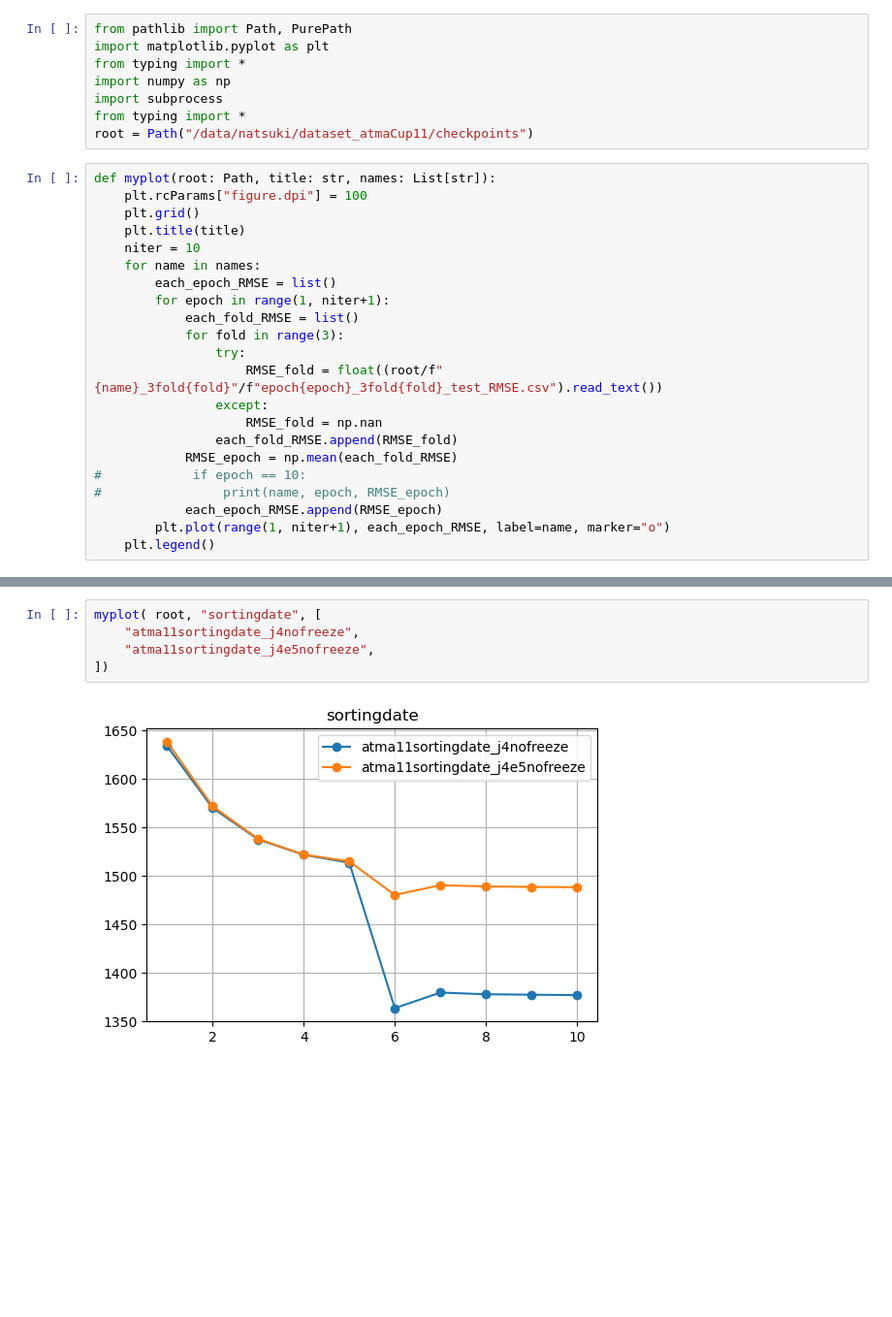
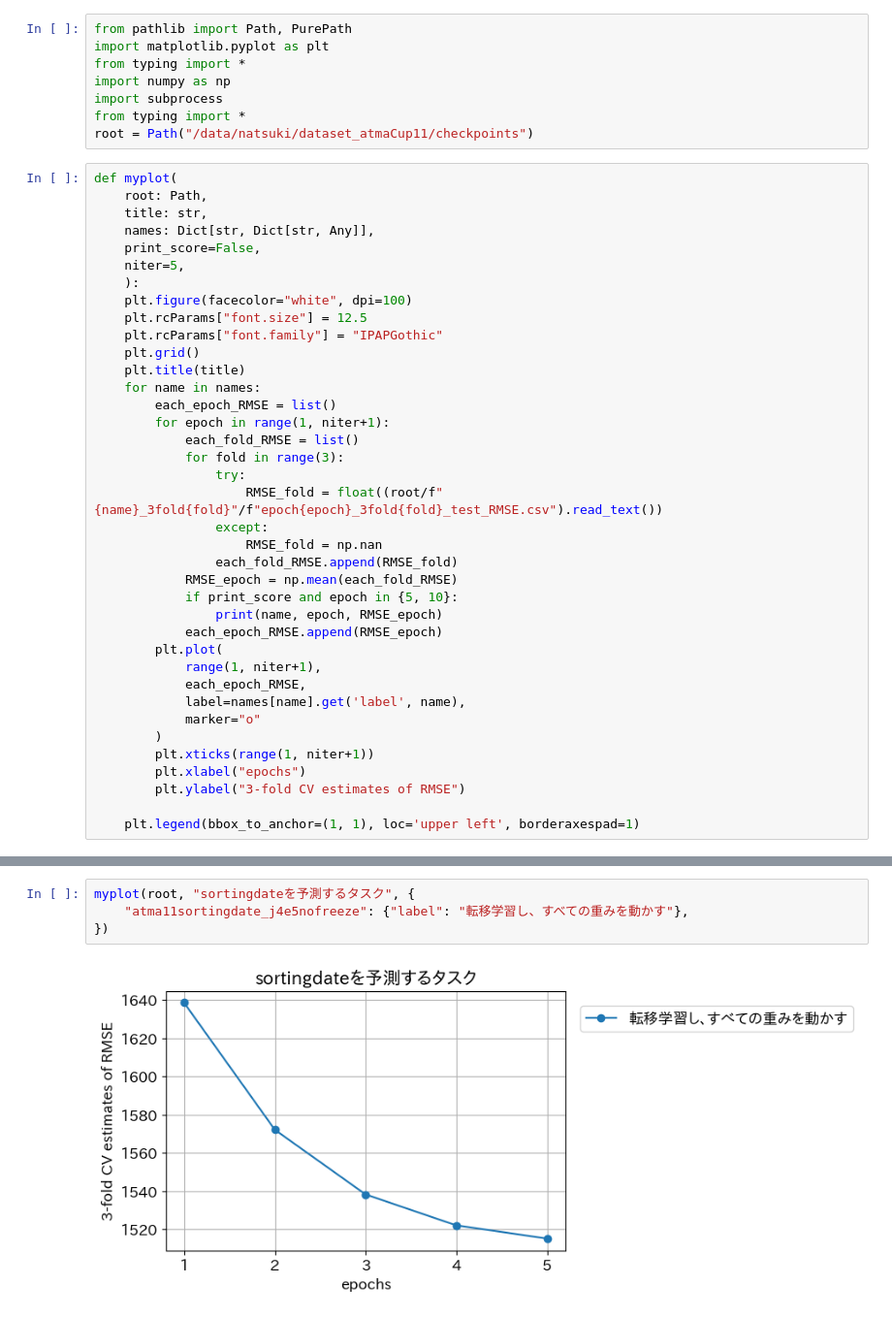
Before and after one commit to nat-chan/atmaCup11, a Jupyter notebook: comparison.ipynb, the cells around one changed output, grey strips where cells are left out. Shown at 97% size. Drawn from its saved outputs; the diff is of its cells as text; blank space fills up the shorter version.

```diff
--- a/comparison.ipynb
+++ b/comparison.ipynb
@@ -7,11 +7,18 @@ import subprocess
 from typing import *
 root = Path("/data/natsuki/dataset_atmaCup11/checkpoints")
 # %%
-def myplot(root: Path, title: str, names: List[str]):
-    plt.rcParams["figure.dpi"] = 100
+def myplot(
+    root: Path,
+    title: str,
+    names: Dict[str, Dict[str, Any]],
+    print_score=False,
+    niter=5,
+    ):
+    plt.figure(facecolor="white", dpi=100)
+    plt.rcParams["font.size"] = 12.5
+    plt.rcParams["font.family"] = "IPAPGothic"
     plt.grid()
     plt.title(title)
-    niter = 10
     for name in names:
         each_epoch_RMSE = list()
         for epoch in range(1, niter+1):
@@ -23,8 +30,17 @@ def myplot(root: Path, title: str, names: List[str]):
                     RMSE_fold = np.nan
                 each_fold_RMSE.append(RMSE_fold)
             RMSE_epoch = np.mean(each_fold_RMSE)
-#            if epoch == 10:
-#                print(name, epoch, RMSE_epoch)
+            if print_score and epoch in {5, 10}:
+                print(name, epoch, RMSE_epoch)
             each_epoch_RMSE.append(RMSE_epoch)
-        plt.plot(range(1, niter+1), each_epoch_RMSE, label=name, marker="o")
-    plt.legend()
+        plt.plot(
+            range(1, niter+1),
+            each_epoch_RMSE,
+            label=names[name].get('label', name),
+            marker="o"
+        )
+        plt.xticks(range(1, niter+1))
+        plt.xlabel("epochs")
+        plt.ylabel("3-fold CV estimates of RMSE")
+
+    plt.legend(bbox_to_anchor=(1, 1), loc='upper left', borderaxespad=1)
@@ -41,7 +78,6 @@ myplot(root, "simple", [
 # %%
-myplot( root, "sortingdate", [
-    "atma11sortingdate_j4nofreeze",
-    "atma11sortingdate_j4e5nofreeze",
-])
+myplot(root, "sortingdateを予測するタスク", {
+    "atma11sortingdate_j4e5nofreeze": {"label": "転移学習し、すべての重みを動かす"},
+})
 # %% [output]
-[figure, old version]
+[figure, new version]
```
Also changed, not shown: parts of 8 cells of this notebook.
